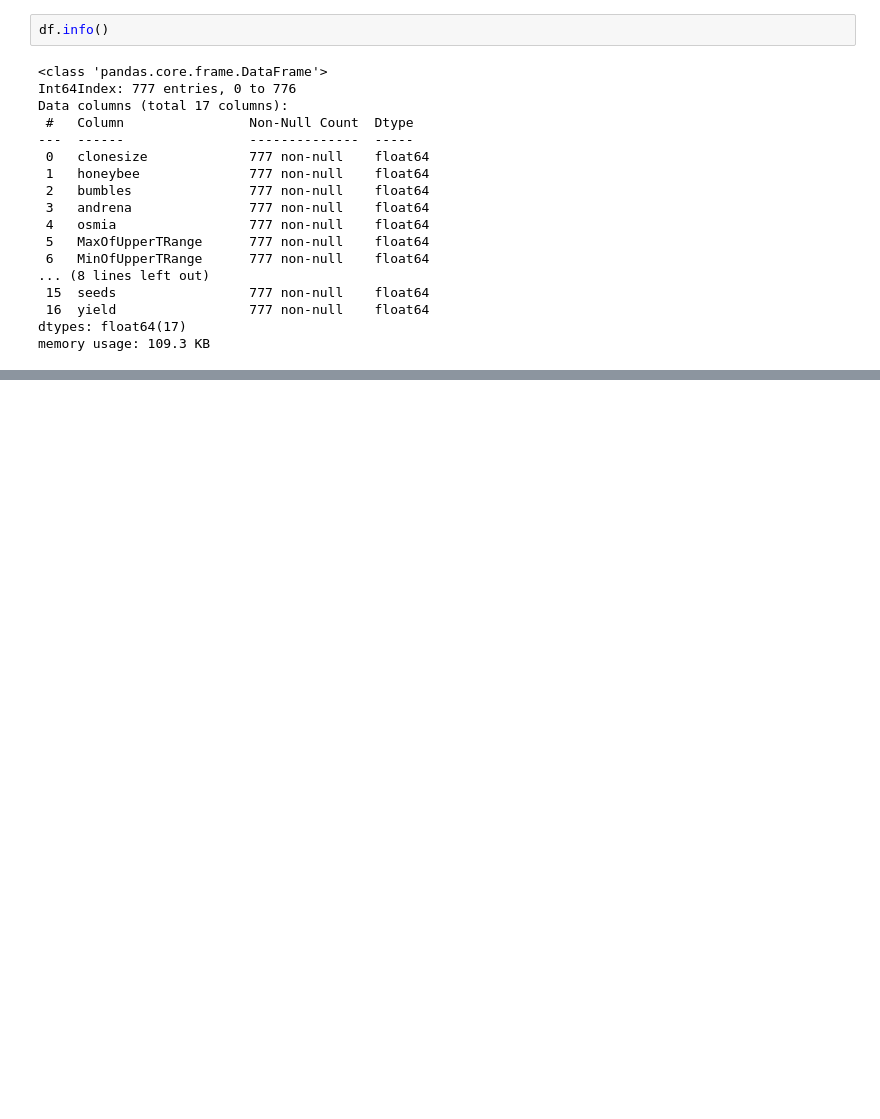
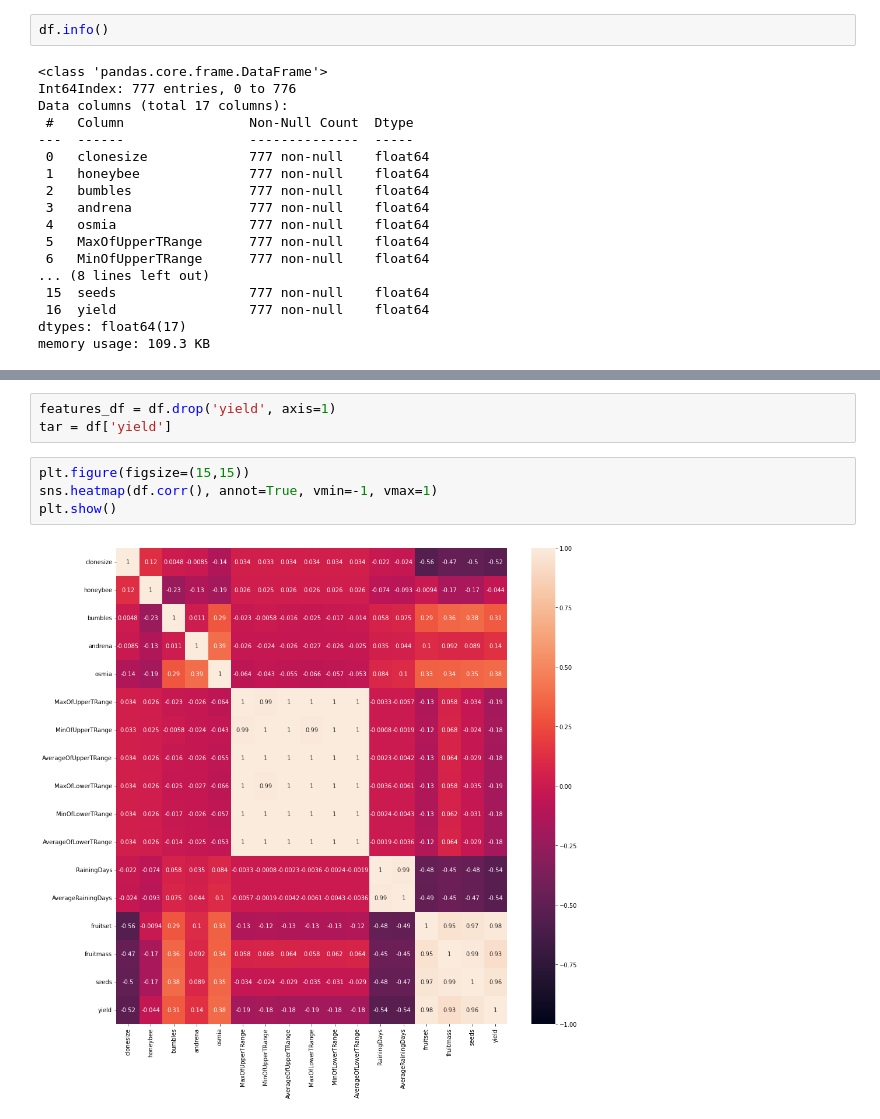
Before and after one commit to avikumart/Wild-Blue-Berry-Yield-Prediction-Flask-app-deploy, a Jupyter notebook: wild-blue-berry-yield-prediction.ipynb, the cells around one changed output, grey strips where cells are left out. Saved outputs shown, nothing was run; the diff lists cells and outputs as text; blank space fills up the shorter version.

Commit message:
Kaggle Notebook | Wild Blue Berry Yield Prediction (ML3) | Version 2

```diff
--- a/wild-blue-berry-yield-prediction.ipynb
+++ b/wild-blue-berry-yield-prediction.ipynb
@@ -41,0 +58,9 @@ memory usage: 109.3 KB
+# %%
+features_df = df.drop('yield', axis=1)
+tar = df['yield']
+# %%
+plt.figure(figsize=(15,15))
+sns.heatmap(df.corr(), annot=True, vmin=-1, vmax=1)
+plt.show()
+# %% [output]
+[figure, added]
```
Also changed, not shown: parts of 10 cells of this notebook.
